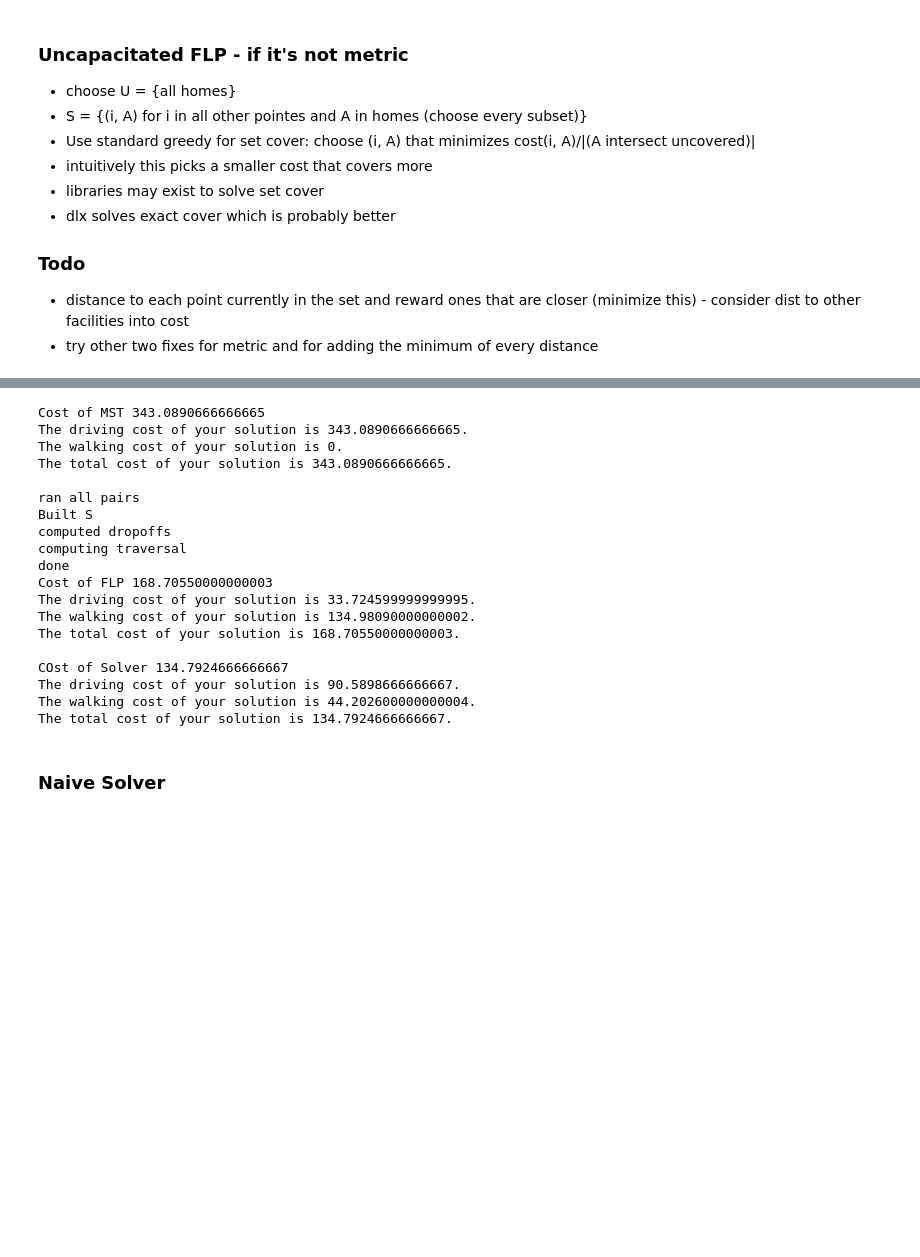
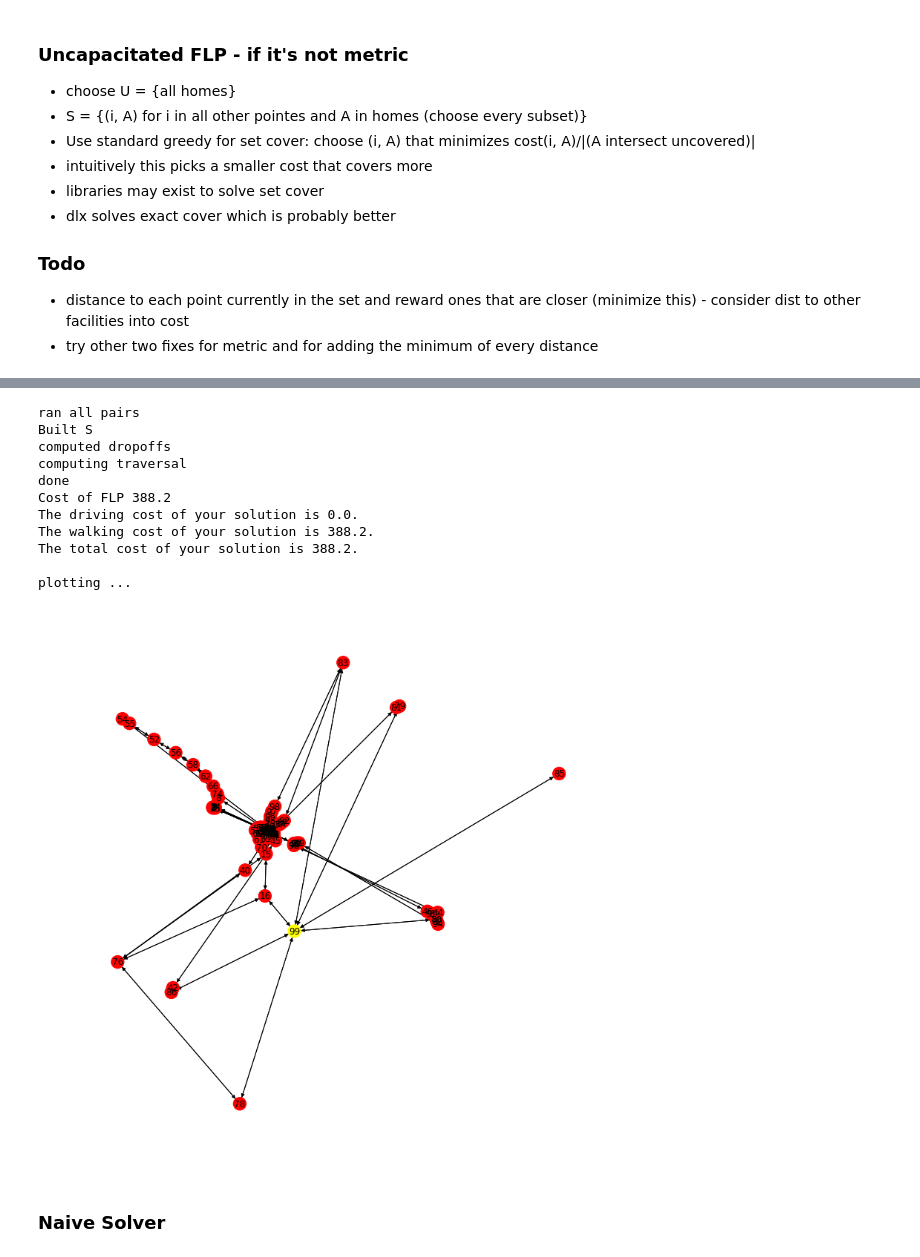
Before and after one commit to justinvyu/cs170-final-project, a Jupyter notebook: phase2/solver_dylan.ipynb, the cells around one changed output, grey strips where cells are left out. Drawn from its saved outputs; the diff is of its cells as text; code cells hidden in the pictures; blank space fills up the shorter version.

```diff
--- a/phase2/solver_dylan.ipynb
+++ b/phase2/solver_dylan.ipynb
@@ -86,7 +86,7 @@ def flp_solve(list_of_locations,
     lst = [(s['cost']/s['count'], hash(s['facility'] + str(s['count'])), s) for s in S]
     result = set([])
     dropoff_mapping = defaultdict(list)
-    while uncovered:
+    while uncovered and lst:
         smallest = min(lst, key = lambda x: x[0])
         lst.remove(smallest)
         smallest = smallest[2]
@@ -150,6 +148,6 @@ SyntaxError: invalid syntax (<ipython-input-148-876fca2eb208>, line 6)
 # %%
 # input_path = './test_inputs/branching_20v_10h.in'
-input_path = '../inputs/164_100.in'
+input_path = '../inputs/194_100.in'
 # input_path = '../phase1/100.in'
 (num_locations,
  num_houses,
@@ -158,55 +156,48 @@ input_path = '../inputs/164_100.in'
  source,
  adj) = parse_input(input_path)
 
 #MST
 G, _ = adjacency_matrix_to_graph(adj)
-traversal, dropoffs, _ = mst_dfs_solve(location_names, house_names, source, adj)
-total, msg = cost_of_solution(G, traversal, dropoffs)
-print("Cost of MST", total)
-print(msg)
+# traversal, dropoffs, _ = mst_dfs_solve(location_names, house_names, source, adj)
+# total, msg = cost_of_solution(G, traversal, dropoffs)
+# print("Cost of MST", total)
+# print(msg)
 
 #FLP
 traversal, dropoffs = flp_solve(location_names, house_names, source, adj, 0)
 total, msg = cost_of_solution(G, traversal, dropoffs)
 print("Cost of FLP", total)
 print(msg)
 
 #Final Solver
-traversal, dropoffs = solve(location_names, house_names, source, adj)
-total, msg = cost_of_solution(G, traversal, dropoffs)
-print("Cost of Solver", total)
-print(msg)
+# traversal, dropoffs = solve(location_names, house_names, source, adj)
+# total, msg = cost_of_solution(G, traversal, dropoffs)
+# print("Cost of Solver", total)
+# print(msg)
 
 edges_to_draw = []
 for i in range(len(traversal) - 1):
     u, v = traversal[i], traversal[i + 1]
     edges_to_draw.append((u, v))
 print("plotting ...")
 plot_graph(input_path,
            layout_style=nx.kamada_kawai_layout,
            show_edge_weights=False,
-           edges_to_draw=edges_to_draw,
+#            edges_to_draw=edges_to_draw,
            directed=True)
 # %% [output]
-Cost of MST 343.0890666666665
-The driving cost of your solution is 343.0890666666665.
-The walking cost of your solution is 0.
-The total cost of your solution is 343.0890666666665.
-
 ran all pairs
 Built S
 computed dropoffs
 computing traversal
 done
-Cost of FLP 168.70550000000003
-The driving cost of your solution is 33.724599999999995.
-The walking cost of your solution is 134.98090000000002.
-The total cost of your solution is 168.70550000000003.
+Cost of FLP 388.2
+The driving cost of your solution is 0.0.
+The walking cost of your solution is 388.2.
+The total cost of your solution is 388.2.
 
-COst of Solver 134.7924666666667
-The driving cost of your solution is 90.5898666666667.
-The walking cost of your solution is 44.202600000000004.
-The total cost of your solution is 134.7924666666667.
+plotting ...
+[figure, added]
 # %% [markdown]
 ### Naive Solver
 # %%
```
Also changed, not shown: parts of 1 cell of this notebook, 1 other file.
